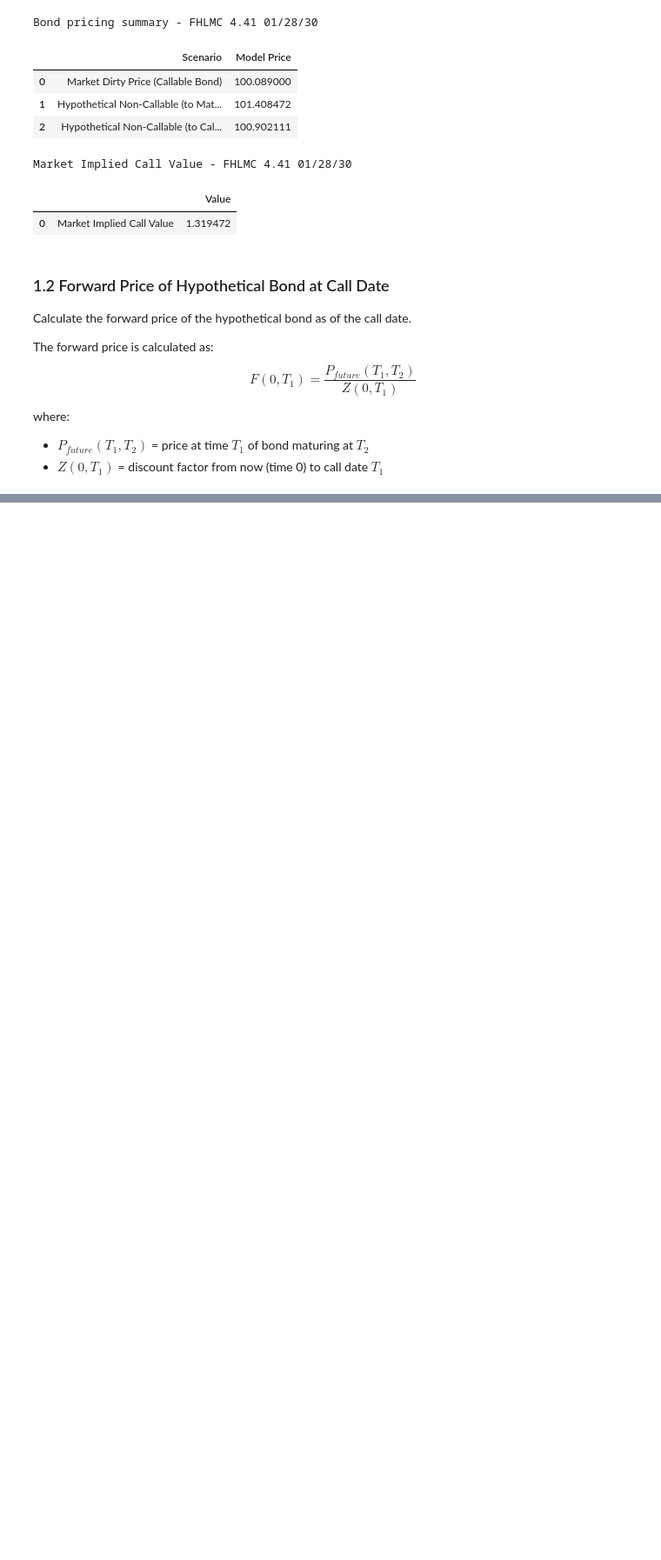
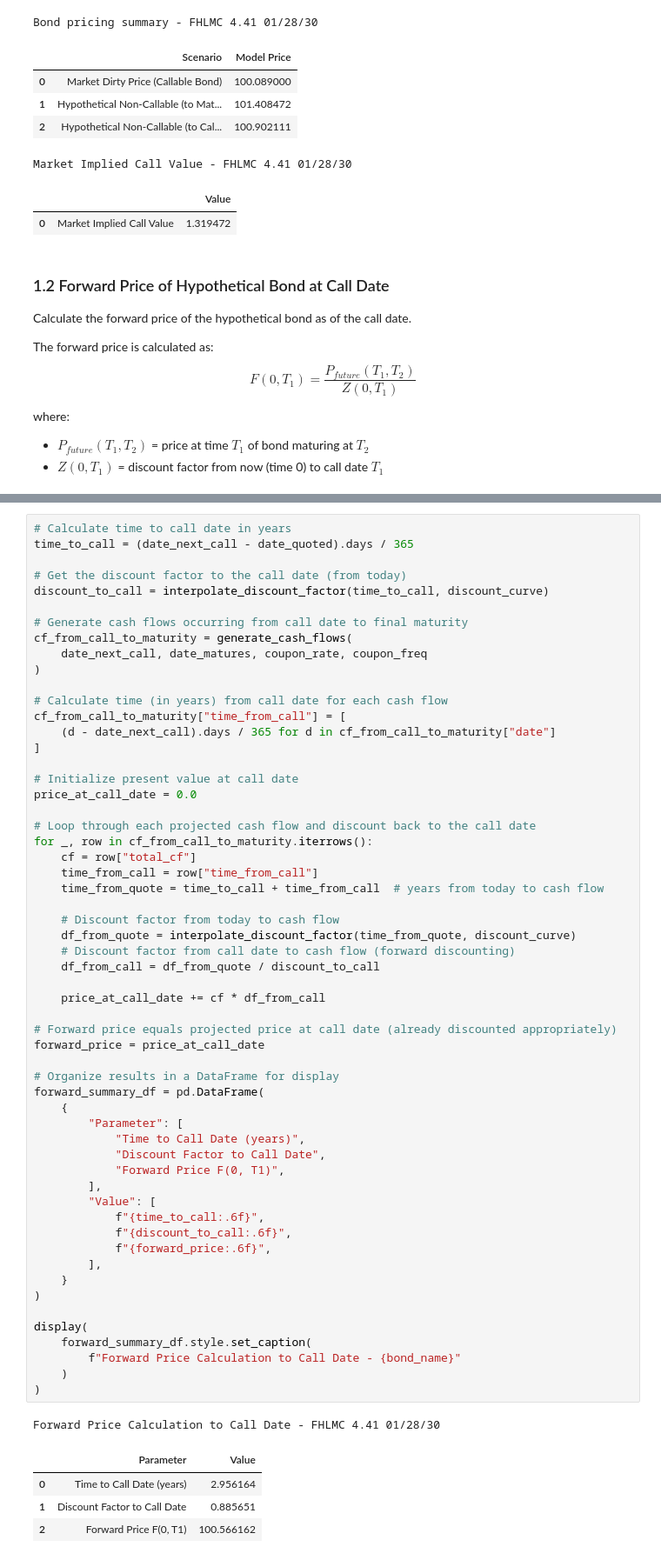
Before and after one commit to DipeshGhimire/FinMath-FixedIncomeDerivatives, a Jupyter notebook: options_on_rates_and_bonds/freddie_mac_bonds.ipynb, the cells around one changed output, grey strips where cells are left out. Shown at 87% size. Saved outputs shown, nothing was run; the diff lists cells and outputs as text; blank space fills up the shorter version.

```diff
--- a/options_on_rates_and_bonds/freddie_mac_bonds.ipynb
+++ b/options_on_rates_and_bonds/freddie_mac_bonds.ipynb
@@ -274,0 +298,63 @@ where:
+# %%
+# Calculate time to call date in years
+time_to_call = (date_next_call - date_quoted).days / 365
+
+# Get the discount factor to the call date (from today)
+discount_to_call = interpolate_discount_factor(time_to_call, discount_curve)
+
+# Generate cash flows occurring from call date to final maturity
+cf_from_call_to_maturity = generate_cash_flows(
+    date_next_call, date_matures, coupon_rate, coupon_freq
+)
+
+# Calculate time (in years) from call date for each cash flow
+cf_from_call_to_maturity["time_from_call"] = [
+    (d - date_next_call).days / 365 for d in cf_from_call_to_maturity["date"]
+]
+
+# Initialize present value at call date
+price_at_call_date = 0.0
+
+# Loop through each projected cash flow and discount back to the call date
+for _, row in cf_from_call_to_maturity.iterrows():
+    cf = row["total_cf"]
+    time_from_call = row["time_from_call"]
+    time_from_quote = time_to_call + time_from_call  # years from today to cash flow
+
+    # Discount factor from today to cash flow
+    df_from_quote = interpolate_discount_factor(time_from_quote, discount_curve)
+    # Discount factor from call date to cash flow (forward discounting)
+    df_from_call = df_from_quote / discount_to_call
+
+    price_at_call_date += cf * df_from_call
+
+# Forward price equals projected price at call date (already discounted appropriately)
+forward_price = price_at_call_date
+
+# Organize results in a DataFrame for display
+forward_summary_df = pd.DataFrame(
+    {
+        "Parameter": [
+            "Time to Call Date (years)",
+            "Discount Factor to Call Date",
+            "Forward Price F(0, T1)",
+        ],
+        "Value": [
+            f"{time_to_call:.6f}",
+            f"{discount_to_call:.6f}",
+            f"{forward_price:.6f}",
+        ],
+    }
+)
+
+display(
+    forward_summary_df.style.set_caption(
+        f"Forward Price Calculation to Call Date - {bond_name}"
+    )
+)
+# %% [output]
+Forward Price Calculation to Call Date - FHLMC 4.41 01/28/30
+|  | Parameter | Value |
+| 0 | Time to Call Date (years) | 2.956164 |
+| 1 | Discount Factor to Call Date | 0.885651 |
+| 2 | Forward Price F(0, T1) | 100.566162 |
```
Also changed, not shown: parts of 6 cells of this notebook.
